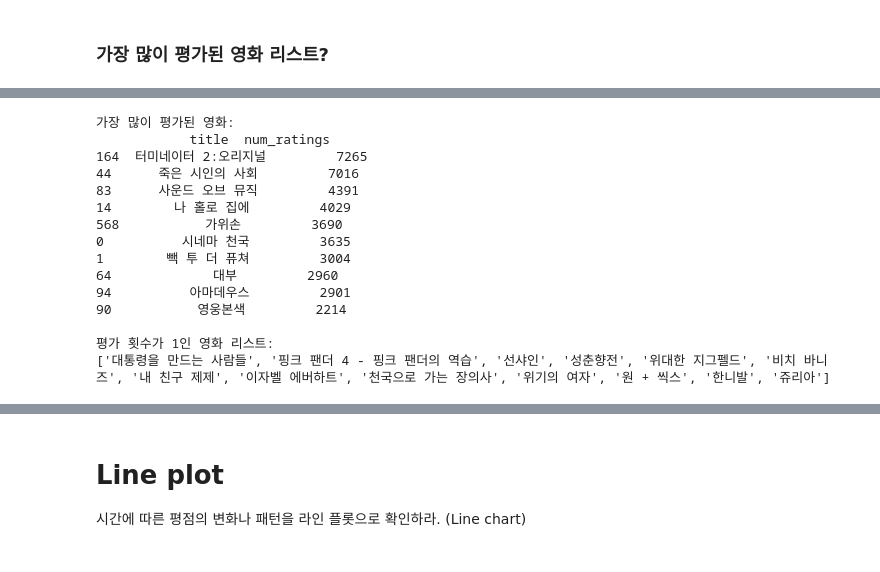
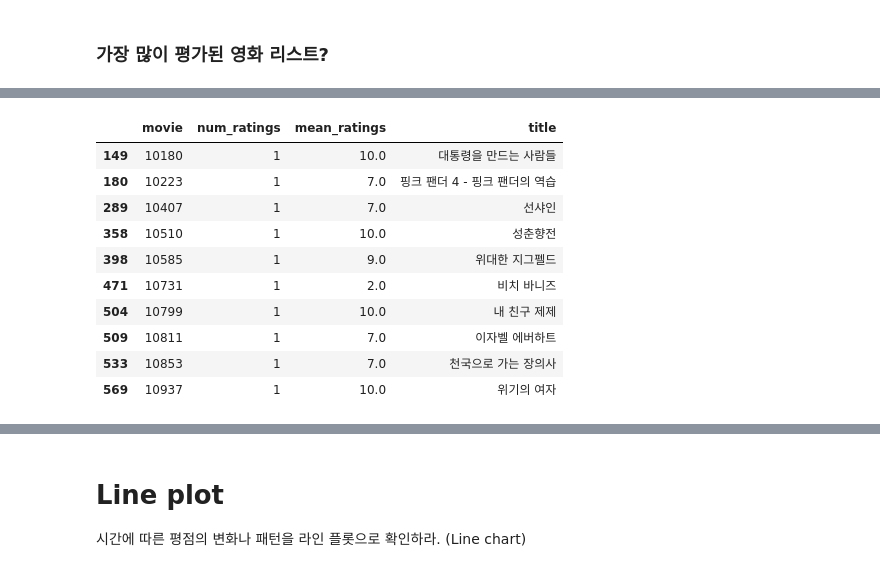
Before and after one commit to whyNot077/codyssey, a Jupyter notebook: chapter 2/2-3 결측치, 이상치 확인 및 시각화/histogram.ipynb, the cells around one changed output, grey strips where cells are left out. Cells and saved outputs as stored; diff of their text form; code cells hidden in the pictures.

```diff
--- a/chapter 2/2-3 결측치, 이상치 확인 및 시각화/histogram.ipynb
+++ b/chapter 2/2-3 결측치, 이상치 확인 및 시각화/histogram.ipynb
@@ -515,38 +592,16 @@ Name: rate, dtype: float64
 # %%
-# 1. 각 영화별 평가 횟수 계산
-movie_rating_counts = rates_df.groupby('movie')['rate'].count().reset_index()
-movie_rating_counts = movie_rating_counts.rename(columns={'rate': 'num_ratings'})
-
-# 2. movies_df와 연결하여 영화 제목 추가
-movies_with_ratings = movie_rating_counts.merge(movies_df, on='movie')
-
-# 3. 가장 많이 평가된 영화 (내림차순 정렬)
-most_rated_movies = movies_with_ratings.sort_values(by='num_ratings', ascending=False)
-
-print("가장 많이 평가된 영화:")
-print(most_rated_movies[['title', 'num_ratings']].head(10))
-
-# 4. 평가 횟수가 1인 영화 필터링
-single_rated_movies = movies_with_ratings[movies_with_ratings['num_ratings'] == 1]
-
-# 평가 횟수가 1인 영화 제목 리스트로 변환
-single_rated_movies_list = single_rated_movies['title'].tolist()
-
-print("\n평가 횟수가 1인 영화 리스트:")
-print(single_rated_movies_list)
+# 평가 횟수가 1인 영화 필터링
+single_rated_movies = movies_ratings[movies_ratings['num_ratings'] == 1]
+single_rated_movies.head(10)
 # %% [output]
-가장 많이 평가된 영화:
-            title  num_ratings
-164  터미네이터 2:오리지널         7265
-44      죽은 시인의 사회         7016
-83      사운드 오브 뮤직         4391
-14        나 홀로 집에         4029
-568           가위손         3690
-0          시네마 천국         3635
-1        빽 투 더 퓨쳐         3004
-64             대부         2960
-94          아마데우스         2901
-90           영웅본색         2214
-
-평가 횟수가 1인 영화 리스트:
-['대통령을 만드는 사람들', '핑크 팬더 4 - 핑크 팬더의 역습', '선샤인', '성춘향전', '위대한 지그펠드', '비치 바니즈', '내 친구 제제', '이자벨 에버하트', '천국으로 가는 장의사', '위기의 여자', '원 + 씩스', '한니발', '쥬리아']
+|  | movie | num_ratings | mean_ratings | title |
+| 149 | 10180 | 1 | 10.0 | 대통령을 만드는 사람들 |
+| 180 | 10223 | 1 | 7.0 | 핑크 팬더 4 - 핑크 팬더의 역습 |
+| 289 | 10407 | 1 | 7.0 | 선샤인 |
+| 358 | 10510 | 1 | 10.0 | 성춘향전 |
+| 398 | 10585 | 1 | 9.0 | 위대한 지그펠드 |
+| 471 | 10731 | 1 | 2.0 | 비치 바니즈 |
+| 504 | 10799 | 1 | 10.0 | 내 친구 제제 |
+| 509 | 10811 | 1 | 7.0 | 이자벨 에버하트 |
+| 533 | 10853 | 1 | 7.0 | 천국으로 가는 장의사 |
+| 569 | 10937 | 1 | 10.0 | 위기의 여자 |
```
Also changed, not shown: parts of 13 cells of this notebook, 1 other file.
